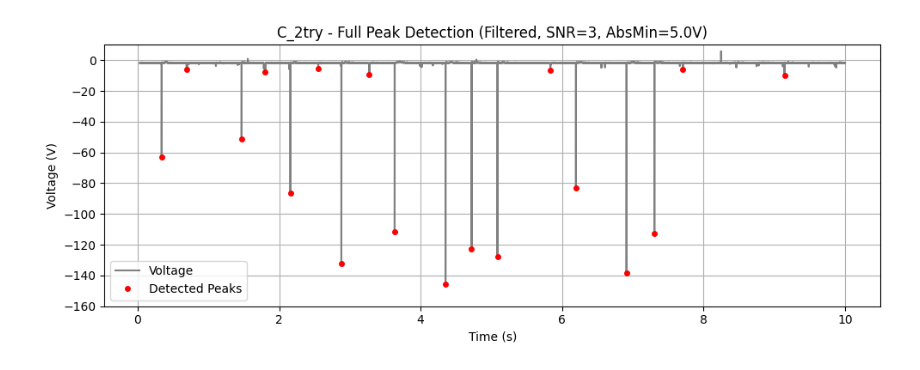
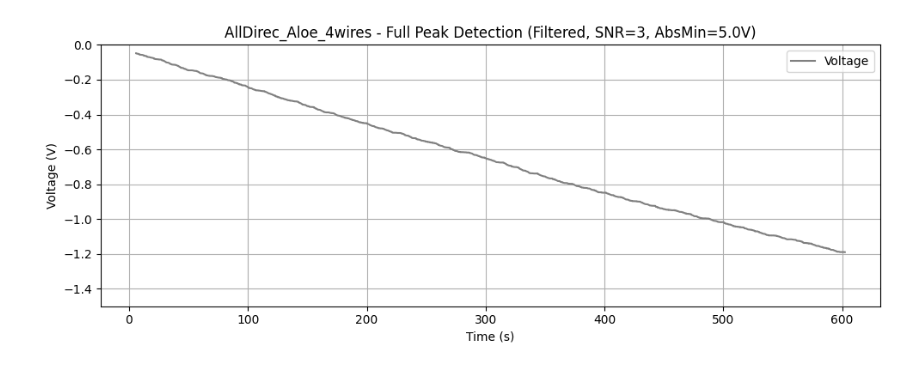
Before and after one commit to Gibeom-Lee/GB_practicing, a Jupyter notebook: data_processing/Vpp finder.ipynb, the cells around one changed output. Saved outputs shown, nothing was run; the diff lists cells and outputs as text; code cells hidden in the pictures.

```diff
--- a/data_processing/Vpp finder.ipynb
+++ b/data_processing/Vpp finder.ipynb
@@ -21,7 +22,7 @@ peak_mode = "neg"
 
 # -------------------------------
 # 폴더 경로
-folder_path = r"G:\다른 컴퓨터\KHU PC\HI Lab\0. Projects\0. On going\2. Aloe inspired DEG\0. 실험자료\4. Data measurement\251108_진짜 마지막\0minimized_4b-d"
+folder_path = r"C:\Users\user\Desktop\Drive파일\HI Lab\0. Projects\0. On going\2. Aloe inspired DEG\0. 실험자료\4. Data measurement\251113_Electrometer cap charging"
 
 
 # 사용자 설정값 (피크 필터링 기준)
@@ -39,7 +40,7 @@ abs_min_height = 5.0 # 절대값 몇 V는 넘어야 피크로 인정 (5.0V로
 
 # 그래프 Y축
 y_range = (None, None)
-y_range = (-160, 10)
+y_range = (-1.5, 0)
 
 # csv파일 저장
 save_summary_csv = False # True 로 변경하면 최종 요약 CSV 저장
@@ -71,10 +72,28 @@ for file_name in csv_files:
         time = df.iloc[:, 0].values
         voltage = df.iloc[:, 1].values
 
+        # 🔔 NaN 값 체크 및 유효성 검사 추가 (오류 방어)
+        valid_indices = ~np.isnan(time) & ~np.isnan(voltage)
+        time = time[valid_indices]
+        voltage = voltage[valid_indices]
+
+        if len(time) < 10: # 최소 데이터 포인트 수
+            print(f"❌ {file_name} 처리 중 오류 발생: 유효한 데이터 포인트가 부족합니다.")
+            # ⚠️ 데이터가 없어도 그래프는 그리도록 try-except 밖으로 나가거나,
+            # 이 경우 분석은 건너뛰고 빈 summary_data만 추가하도록 처리
+            mean_analysis = 0.0
+            std_analysis = 0.0
+            mean_freq = 0.0
+            final_peaks = np.array([], dtype=int)
+
+            # 데이터가 없을 경우에도 그래프를 그리도록 나머지 코드는 유지합니다.
+            # 여기서는 분석 단계를 건너뛰고 바로 결과 출력 및 그래프로 이동하도록 아래 단계를 적용합니다.
+            # (continue를 쓰면 그래프도 안 그려지므로, 아래 2번과 3번처럼 구조 변경이 필요)
+
         # 샘플링 속도 및 거리 계산
         total_time = time[-1] - time[0]
         sampling_rate = len(time) / total_time
-        distance = int(sampling_rate * min_distance_sec)
+        distance = max(1, int(sampling_rate * min_distance_sec)) # sampling rate가 매우 낮을 때 대비
 
         # 1. 피크 검출 (scipy.signal.find_peaks)
         prom = max(np.std(voltage) * prominence_ratio, min_prominence)
@@ -113,38 +132,50 @@ for file_name in csv_files:
         # 3. 전체 분석 값 계산 (모든 피크 기반)
         analysis_list = []
 
-        # 피크 구간 분석 (N개의 피크는 N-1개의 구간을 생성)
-        for i in range(len(final_peaks) - 1):
-            s = final_peaks[i]
-            e = final_peaks[i + 1]
+        # 🔔 피크가 2개 미만일 경우 안전하게 0으로 초기화
+        if len(final_peaks) < 2:
+            mean_analysis = 0.0
+            std_analysis = 0.0
+            mean_freq = 0.0
+            print(f"⚠️ {base_name} | 분석 가능한 피크가 2개 미만입니다. 분석 값: 0.0 V, 0.0 Hz")
+        else:
 
-            if peak_mode == "both":
-                # 'both' 모드는 Vpp 계산 (구간 MAX - MIN)
-                analysis_val = np.max(voltage[s:e + 1]) - np.min(voltage[s:e + 1])
-            else:
-                # 'neg'/'pos' 모드는 두 피크 절댓값의 평균
-                mag_i = np.abs(voltage[final_peaks[i]])
-                mag_i_plus_1 = np.abs(voltage[final_peaks[i+1]])
-                analysis_val = (mag_i + mag_i_plus_1) / 2
+            # 피크 구간 분석 (N개의 피크는 N-1개의 구간을 생성)
+            for i in range(len(final_peaks) - 1):
+                s = final_peaks[i]
+                e = final_peaks[i + 1]
 
-            analysis_list.append(analysis_val)
+                if peak_mode == "both":
+                    # 'both' 모드는 Vpp 계산 (구간 MAX - MIN)
+                    analysis_val = np.max(voltage[s:e + 1]) - np.min(voltage[s:e + 1])
+                else:
+                    # 'neg'/'pos' 모드는 두 피크 절댓값의 평균
+                    mag_i = np.abs(voltage[final_peaks[i]])
+                    mag_i_plus_1 = np.abs(voltage[final_peaks[i+1]])
+                    analysis_val = (mag_i + mag_i_plus_1) / 2
 
-        mean_analysis = np.mean(analysis_list) if analysis_list else 0.0
-        std_analysis  = np.std(analysis_list, ddof=1) if len(analysis_list) > 1 else 0.0
+                analysis_list.append(analysis_val)
 
-        # 전체 평균 주파수
-        if len(peak_times) < 2:
-            mean_freq = 0.0
-        else:
+            mean_analysis = np.mean(analysis_list) if analysis_list else 0.0
+            std_analysis  = np.std(analysis_list, ddof=1) if len(analysis_list) > 1 else 0.0
+
+            # 전체 평균 주파수
             periods = np.diff(peak_times)
             mean_freq = float(np.mean(1.0 / periods))
+
+        # 전체 평균 주파수 (수정 전)
+        #if len(peak_times) < 2:
+        #    mean_freq = 0.0
+        #else:
+        #    periods = np.diff(peak_times)
+        #    mean_freq = float(np.mean(1.0 / periods))
 
         # 4. 결과 출력 및 저장
         print(f"==================================================")
         print(f"📊 {base_name} | 전체 분석 ({len(final_peaks)}개 피크)")
-        print(f"  - 평균 {analysis_unit}: {mean_analysis:.2f} V")
-        print(f"  - 표준편차: {std_analysis:.2f} V")
-        print(f"  - 평균 주파수: {mean_freq:.2f} Hz")
+        print(f" - 평균 {analysis_unit}: {mean_analysis:.2f} V")
+        print(f" - 표준편차: {std_analysis:.2f} V")
+        print(f" - 평균 주파수: {mean_freq:.2f} Hz")
 
         summary_data.append({
             "File": file_name,
@@ -169,7 +200,8 @@ for file_name in csv_files:
         plt.show()
 
     except Exception as e:
-        print(f"❌ {file_name} 처리 중 오류 발생: {e}")
+        # 분석 중 예상치 못한 오류 발생 시 파일명과 오류만 출력 (그래프는 이미 그려졌거나 건너뛰어짐)
+        print(f"❌ {file_name} 처리 중 예상치 못한 오류 발생: {e}")
 
 # -------------------------------
 # 📝 전체 요약 출력 및 CSV 저장
@@ -223 +255 @@ else:
-[figure, old version]
+[figure, new version]
```
Also changed, not shown: parts of 2 cells of this notebook, 2 other files.
